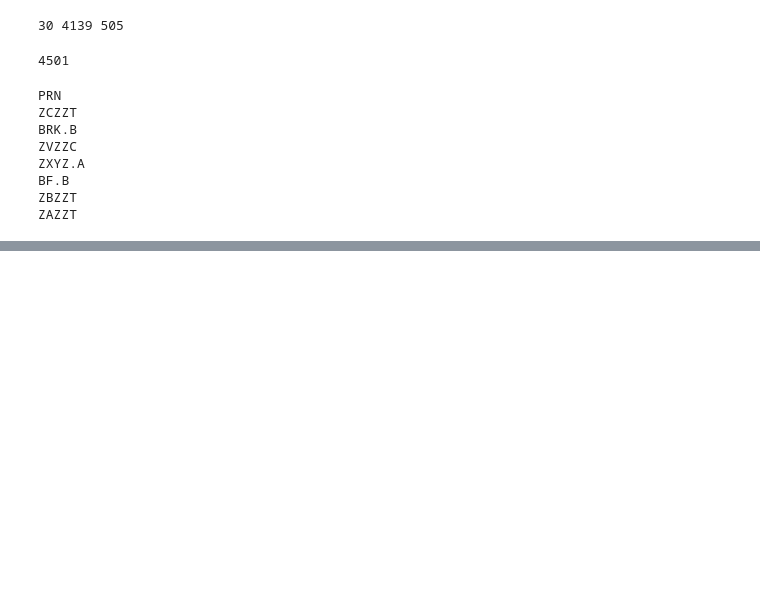
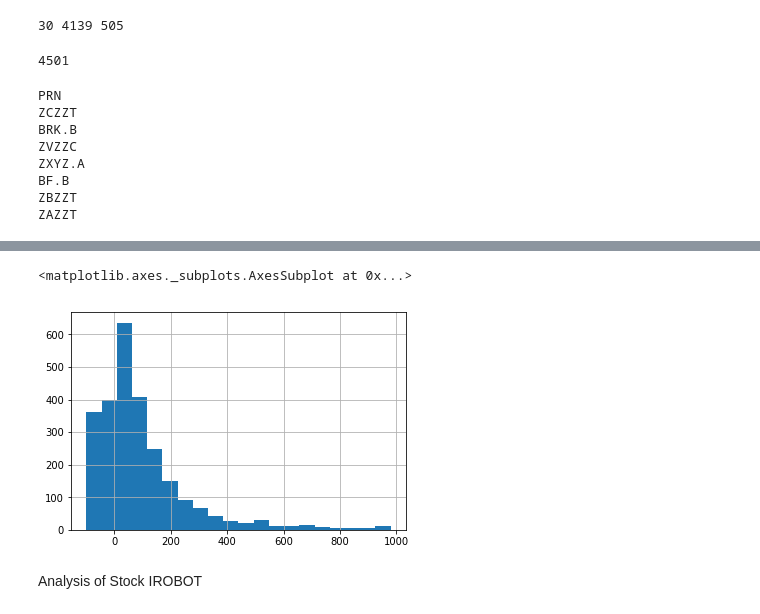
Before and after one commit to Vivian0105/Stock_Investment, a Jupyter notebook: Yahoo_stock.ipynb, the cells around one changed output, grey strips where cells are left out. Saved outputs shown, nothing was run; the diff lists cells and outputs as text; code cells hidden in the pictures; blank space fills up the shorter version.

```diff
--- a/Yahoo_stock.ipynb
+++ b/Yahoo_stock.ipynb
@@ -43,0 +111,9 @@ len(exist_tickers)
+# %%
+Fiveyear_profit=(df_fiveyear.iloc[-1]/df_fiveyear.iloc[0]-1)*100
+# %%
+Fiveyear_profit[Fiveyear_profit<1000].hist(bins=20)
+# %% [output]
+<matplotlib.axes._subplots.AxesSubplot at 0x...>
+[figure, added]
+# %% [markdown]
+Analysis of Stock IROBOT
```
Also changed, not shown: parts of 20 cells of this notebook.
